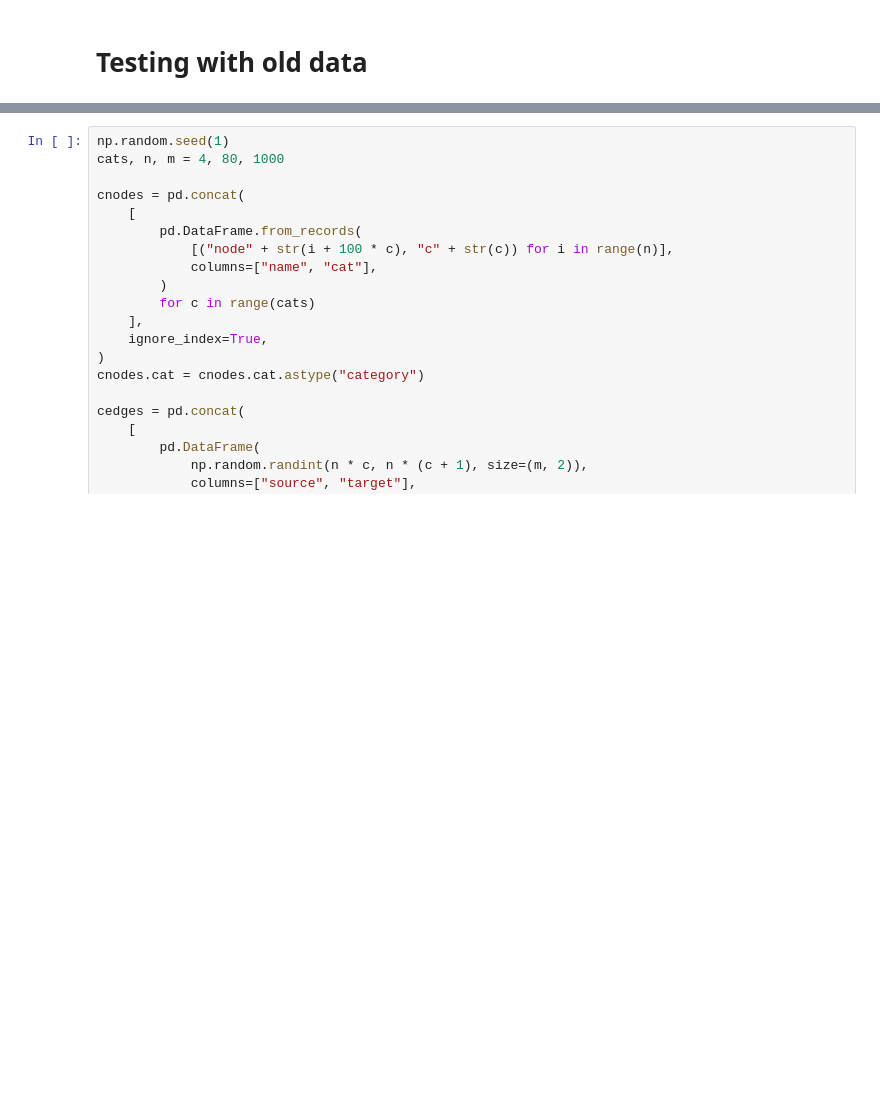
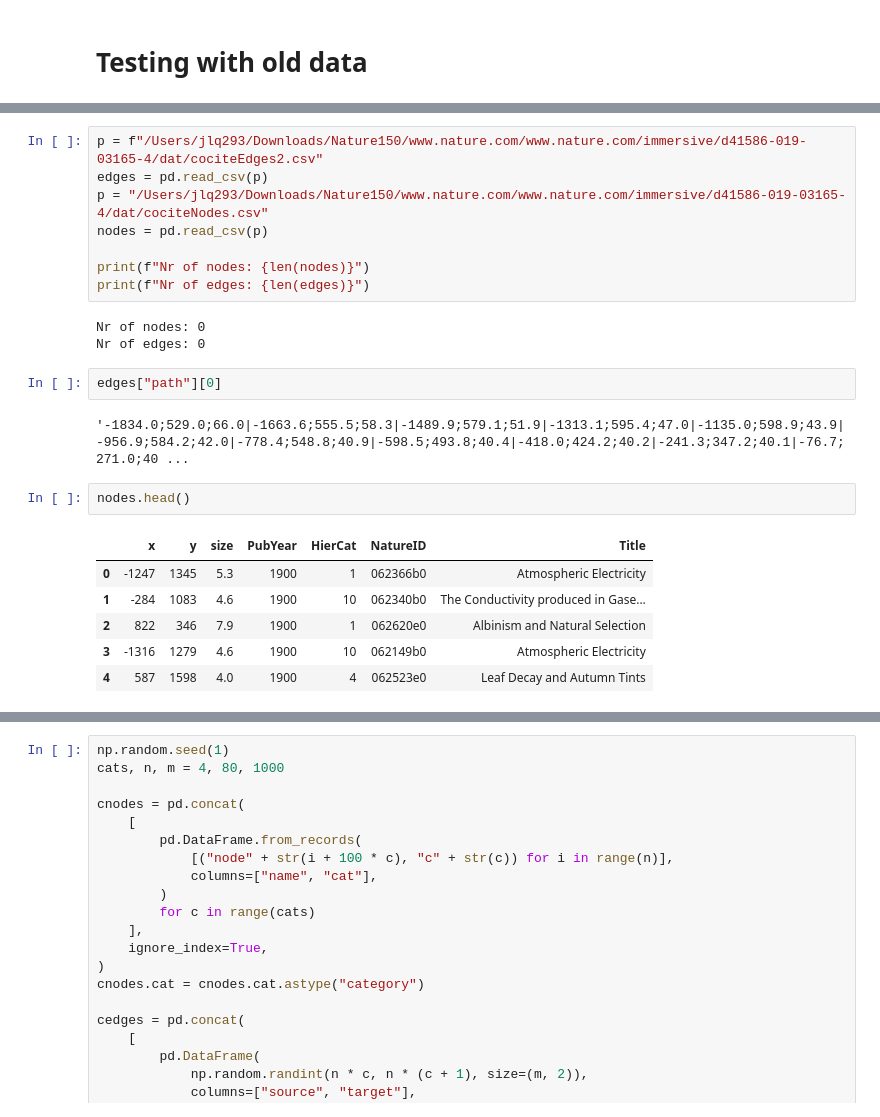
Before and after one commit to jarolim14/SSRI-Evolution, a Jupyter notebook: notebooks/99-test.ipynb, the cells around one changed output, grey strips where cells are left out. Saved outputs shown, nothing was run; the diff lists cells and outputs as text; blank space fills up the shorter version.

```diff
--- a/notebooks/99-test.ipynb
+++ b/notebooks/99-test.ipynb
@@ -5,0 +141,24 @@ import numpy as np
+# %%
+p = f"/Users/jlq293/Downloads/Nature150/www.nature.com/www.nature.com/immersive/d41586-019-03165-4/dat/cociteEdges2.csv"
+edges = pd.read_csv(p)
+p = "/Users/jlq293/Downloads/Nature150/www.nature.com/www.nature.com/immersive/d41586-019-03165-4/dat/cociteNodes.csv"
+nodes = pd.read_csv(p)
+
+print(f"Nr of nodes: {len(nodes)}")
+print(f"Nr of edges: {len(edges)}")
+# %% [output]
+Nr of nodes: 0
+Nr of edges: 0
+# %%
+edges["path"][0]
+# %% [output]
+'-1834.0;529.0;66.0|-1663.6;555.5;58.3|-1489.9;579.1;51.9|-1313.1;595.4;47.0|-1135.0;598.9;43.9|-956.9;584.2;42.0|-778.4;548.8;40.9|-598.5;493.8;40.4|-418.0;424.2;40.2|-241.3;347.2;40.1|-76.7;271.0;40 ...
+# %%
+nodes.head()
+# %% [output]
+|  | x | y | size | PubYear | HierCat | NatureID | Title |
+| 0 | -1247 | 1345 | 5.3 | 1900 | 1 | 062366b0 | Atmospheric Electricity |
+| 1 | -284 | 1083 | 4.6 | 1900 | 10 | 062340b0 | The Conductivity produced in Gase... |
+| 2 | 822 | 346 | 7.9 | 1900 | 1 | 062620e0 | Albinism and Natural Selection |
+| 3 | -1316 | 1279 | 4.6 | 1900 | 10 | 062149b0 | Atmospheric Electricity |
+| 4 | 587 | 1598 | 4.0 | 1900 | 4 | 062523e0 | Leaf Decay and Autumn Tints |
```
Also changed, not shown: parts of 12 cells of this notebook, 14 other files.
